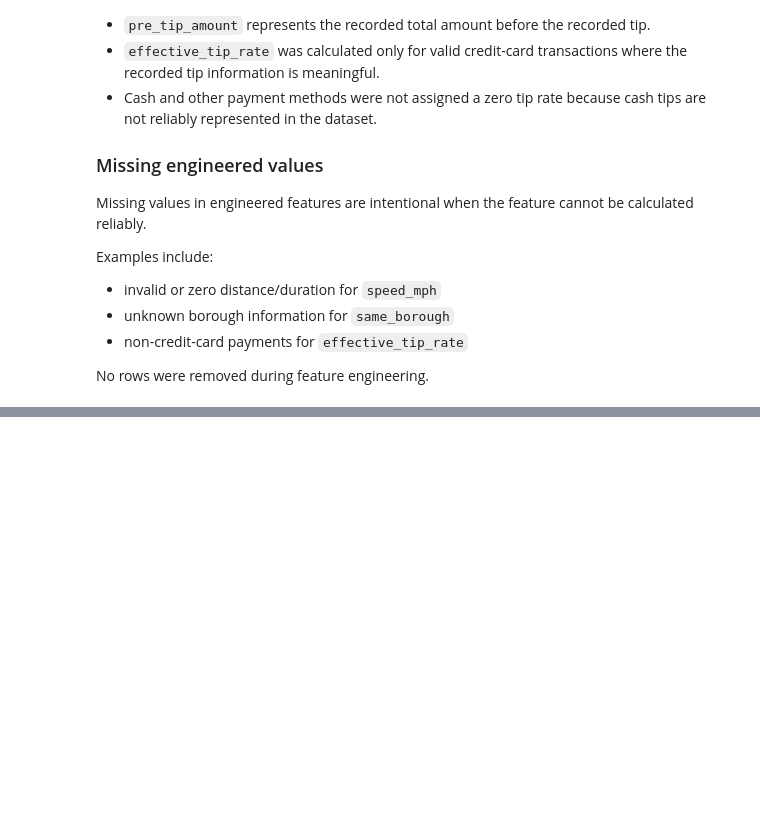
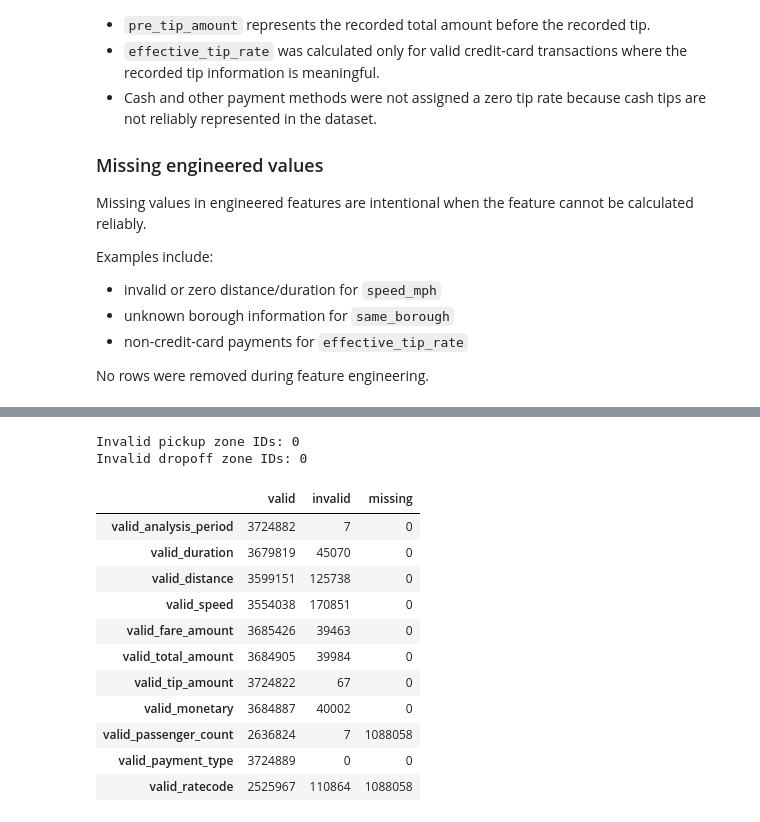
Before and after one commit to sazinovic/nyc-taxi-analysis, a Jupyter notebook: notebooks/01-exploration.ipynb, the cells around one changed output, grey strips where cells are left out. Cells and saved outputs as stored; diff of their text form; code cells hidden in the pictures; blank space fills up the shorter version.

Commit message:
Add cleaning rules

```diff
--- a/notebooks/01-exploration.ipynb
+++ b/notebooks/01-exploration.ipynb
@@ -3193,0 +3309,6 @@ No rows were removed during feature engineering.
+# %%
+df_cleaning["passenger_count_available"] = (
+    df_cleaning["passenger_count"].notna()
+)
+
+df_cleaning["passenger_count_available"].value_counts()
@@ -3193,0 +3362,13 @@ No rows were removed during feature engineering.
+# %%
+valid_ratecodes = [1, 2, 3, 4, 5, 6]
+
+df_cleaning["valid_ratecode"] = (
+    df_cleaning["RatecodeID"]
+    .isin(valid_ratecodes)
+    .where(df_cleaning["RatecodeID"].notna())
+    .astype("boolean")
+)
+
+df_cleaning["valid_ratecode"].value_counts(
+    dropna=False
+)
@@ -3193,0 +3394,59 @@ No rows were removed during feature engineering.
+# %%
+valid_zone_ids = set(zones["LocationID"])
+
+print(
+    "Invalid pickup zone IDs:",
+    (~df_cleaning["PULocationID"].isin(valid_zone_ids)).sum()
+)
+
+print(
+    "Invalid dropoff zone IDs:",
+    (~df_cleaning["DOLocationID"].isin(valid_zone_ids)).sum()
+)
+# %% [output]
+Invalid pickup zone IDs: 0
+Invalid dropoff zone IDs: 0
+# %%
+cleaning_flags = [
+    "valid_analysis_period",
+    "valid_duration",
+    "valid_distance",
+    "valid_speed",
+    "valid_fare_amount",
+    "valid_total_amount",
+    "valid_tip_amount",
+    "valid_monetary",
+    "valid_passenger_count",
+    "valid_payment_type",
+    "valid_ratecode"
+]
+
+cleaning_summary = pd.DataFrame({
+    "valid": [
+        df_cleaning[col].eq(True).sum()
+        for col in cleaning_flags
+    ],
+    "invalid": [
+        df_cleaning[col].eq(False).sum()
+        for col in cleaning_flags
+    ],
+    "missing": [
+        df_cleaning[col].isna().sum()
+        for col in cleaning_flags
+    ]
+}, index=cleaning_flags)
+
+cleaning_summary
+# %% [output]
+|  | valid | invalid | missing |
+| valid_analysis_period | 3724882 | 7 | 0 |
+| valid_duration | 3679819 | 45070 | 0 |
+| valid_distance | 3599151 | 125738 | 0 |
+| valid_speed | 3554038 | 170851 | 0 |
+| valid_fare_amount | 3685426 | 39463 | 0 |
+| valid_total_amount | 3684905 | 39984 | 0 |
+| valid_tip_amount | 3724822 | 67 | 0 |
+| valid_monetary | 3684887 | 40002 | 0 |
+| valid_passenger_count | 2636824 | 7 | 1088058 |
+| valid_payment_type | 3724889 | 0 | 0 |
+| valid_ratecode | 2525967 | 110864 | 1088058 |
```
Also changed, not shown: parts of 24 cells of this notebook.
